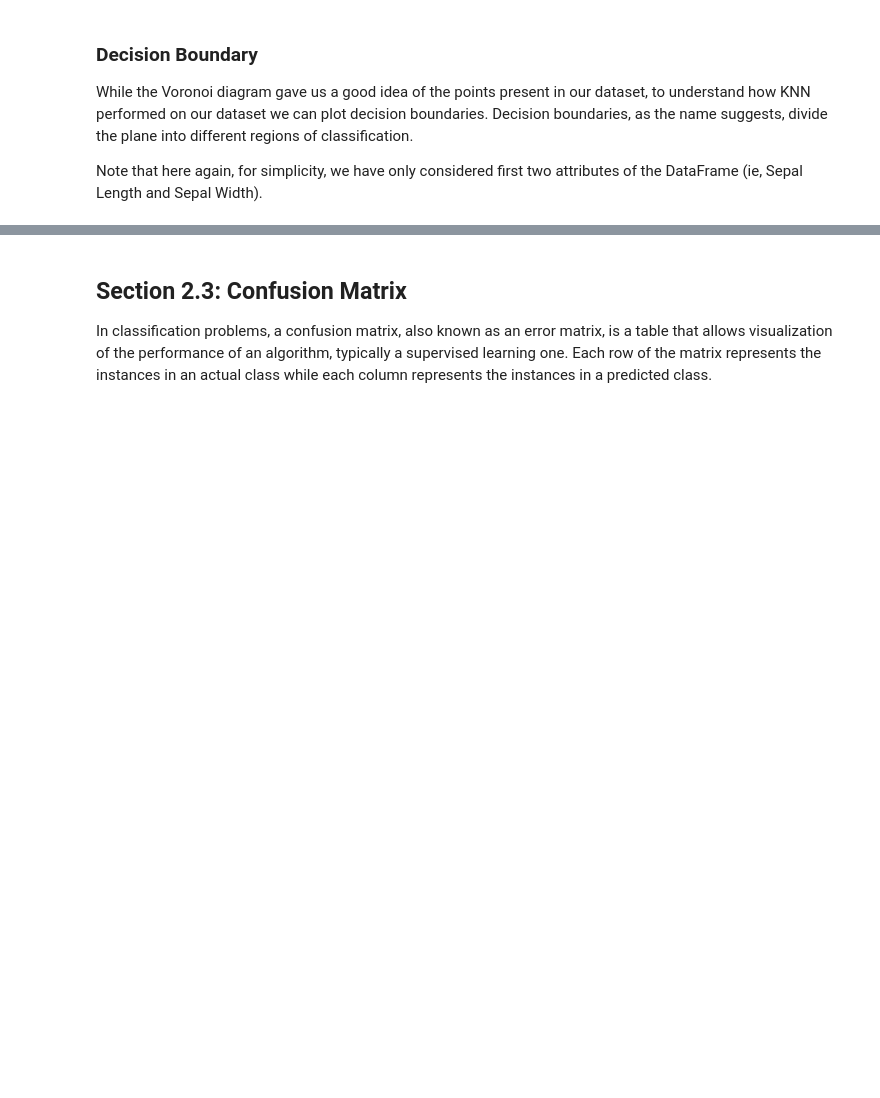
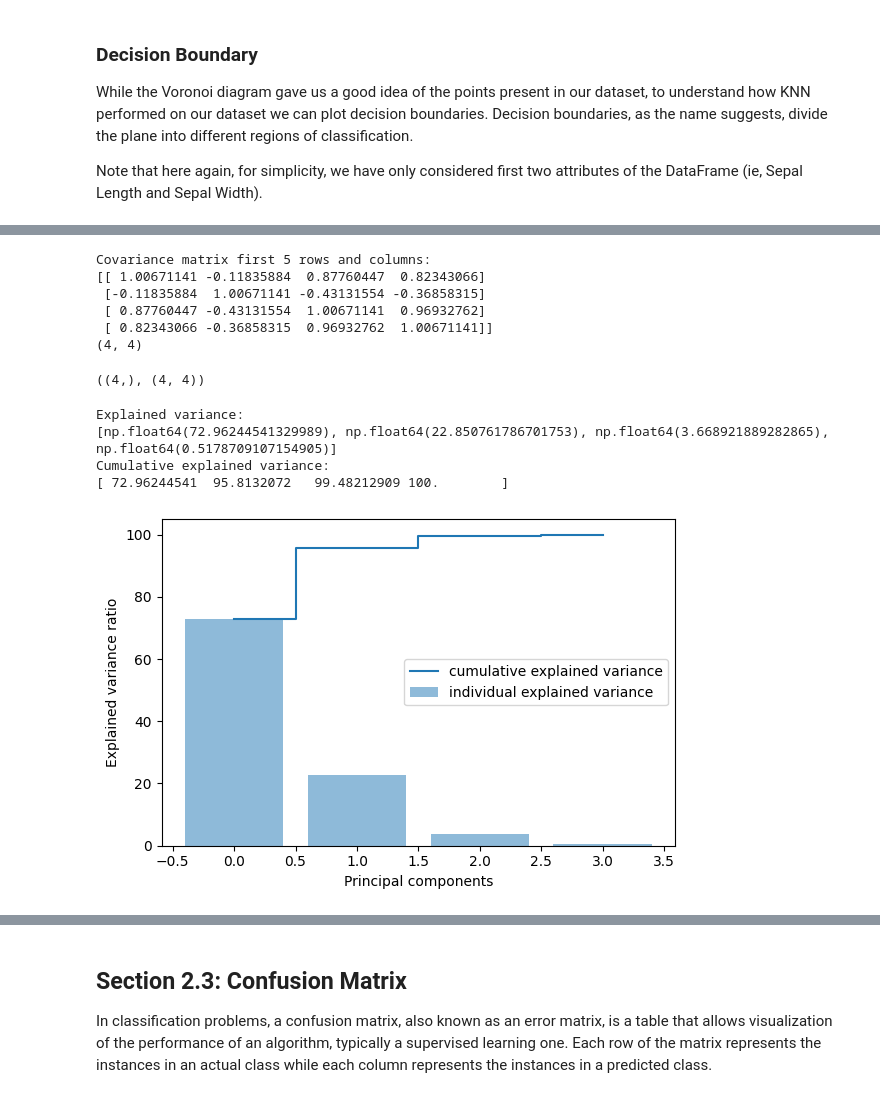
Before and after one commit to puranik1406/FMML_Projects-Labs, a Jupyter notebook: STP_Module_3_Lab_2_Implementing_KNN_from_scratch_and_visualize_Algorithm_performance_by_Om_Kathalkar.ipynb, the cells around one changed output, grey strips where cells are left out. Drawn from its saved outputs; the diff is of its cells as text; code cells hidden in the pictures; blank space fills up the shorter version.

```diff
--- a/STP_Module_3_Lab_2_Implementing_KNN_from_scratch_and_visualize_Algorithm_performance_by_Om_Kathalkar.ipynb
+++ b/STP_Module_3_Lab_2_Implementing_KNN_from_scratch_and_visualize_Algorithm_performance_by_Om_Kathalkar.ipynb
@@ -360,3 +364,8 @@ decision_boundary_plot(x_pts,y_pts,7)
 ## by only considering two attributes of the dataset. You must be already familiar with PCA.
 ## Apply PCA on the dataset above to reduce it to two dimensions.
 ## Plot the Voronoi diagram and Decision boundaries after that.
+# %%
+from sklearn.preprocessing import StandardScaler
+X_std = StandardScaler().fit_transform(X)
+
+print(np.std(X_std))
@@ -362,0 +386,53 @@ decision_boundary_plot(x_pts,y_pts,7)
+# %%
+mean_vec = np.mean(X_std, axis=0) ## Computing feature wise means
+
+# Covariance matrix = i/(N-1) * X^T * X
+# where X is the normalized feature matrix and N is the number of data points (rows)
+
+cov_mat = 1/ (X_std.shape[0]-1) * (X_std - mean_vec).T.dot(X_std - mean_vec)
+
+print("Covariance matrix first 5 rows and columns:")
+print(cov_mat[0:5, 0:5])
+
+print(cov_mat.shape)
+# %% [output]
+Covariance matrix first 5 rows and columns:
+[[ 1.00671141 -0.11835884  0.87760447  0.82343066]
+ [-0.11835884  1.00671141 -0.43131554 -0.36858315]
+ [ 0.87760447 -0.43131554  1.00671141  0.96932762]
+ [ 0.82343066 -0.36858315  0.96932762  1.00671141]]
+(4, 4)
+# %%
+eig_vals, eig_vecs = np.linalg.eig(cov_mat)
+eig_vals.shape, eig_vecs.shape
+# %% [output]
+((4,), (4, 4))
+# %%
+eig_pairs = [(np.abs(eig_vals[i]), eig_vecs[:,i]) for i in range(len(eig_vals))]
+eig_pairs.sort(key=lambda x: x[0], reverse=True)
+
+tot = sum(eig_vals)
+var_exp = [(i / tot)*100 for i in sorted(eig_vals, reverse=True)]
+print("Explained variance:")
+print(var_exp)
+
+cum_var_exp = np.cumsum(var_exp)
+print("Cumulative explained variance:")
+print(cum_var_exp)
+
+# Plotting the variance explained by each component and the cumulative variance explained
+
+plt.figure(figsize=(6 , 4))
+plt.bar(range(4), var_exp, alpha=0.5, align='center', label='individual explained variance')
+plt.step(range(4), cum_var_exp, where='mid', label='cumulative explained variance')
+plt.ylabel('Explained variance ratio')
+plt.xlabel('Principal components')
+plt.legend(loc='best')
+plt.tight_layout()
+plt.show()
+# %% [output]
+Explained variance:
+[np.float64(72.96244541329989), np.float64(22.850761786701753), np.float64(3.668921889282865), np.float64(0.5178709107154905)]
+Cumulative explained variance:
+[ 72.96244541  95.8132072   99.48212909 100.        ]
+[figure, added]
```
Also changed, not shown: parts of 9 cells of this notebook.
